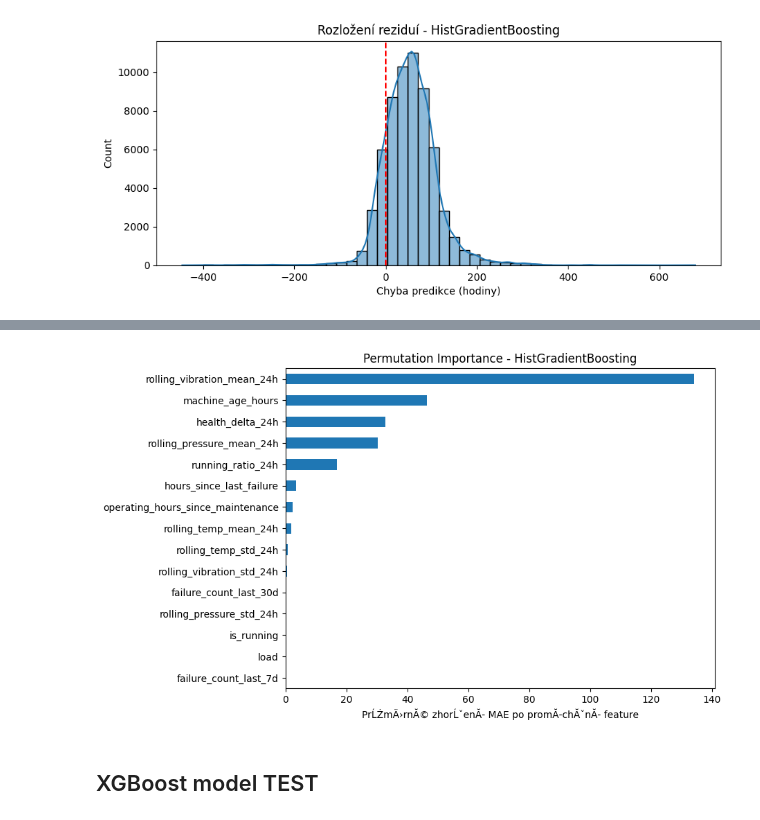
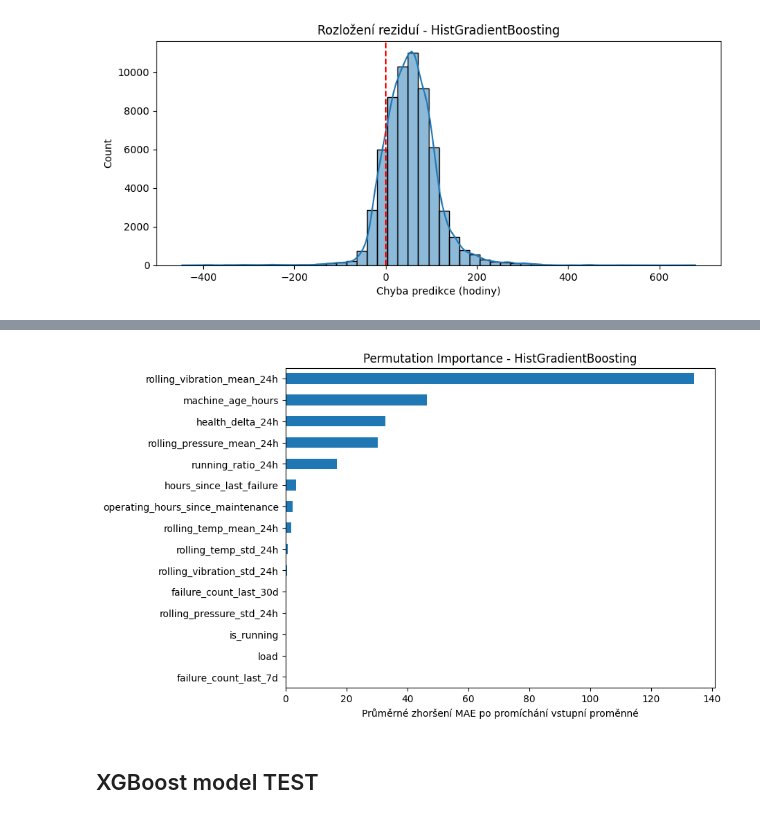
Before and after one commit to jiravo/diplomova-prace, a Jupyter notebook: predictive/RUL.ipynb, the cells around one changed output, grey strips where cells are left out. Cells and saved outputs as stored; diff of their text form; code cells hidden in the pictures.

```diff
--- a/predictive/RUL.ipynb
+++ b/predictive/RUL.ipynb
@@ -331,11 +331,11 @@ dtype: float64
 # %%
 plt.figure(figsize=(8, 6))
 perm_hgb_df.head(15).sort_values().plot(kind="barh")
 plt.title("Permutation Importance - HistGradientBoosting")
-plt.xlabel("PrĹŻmÄ›rnĂ© zhorĹˇenĂ­ MAE po promĂ­chĂˇnĂ­ feature")
+plt.xlabel("Průměrné zhoršení MAE po promíchání vstupní proměnné")
 plt.show()
 # %% [output]
-[figure, old version]
+[figure, new version]
 # %% [markdown]
 ## XGBoost model TEST
 # %%
```
